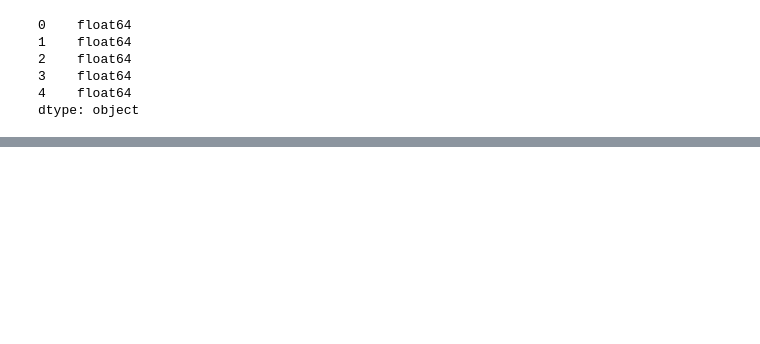
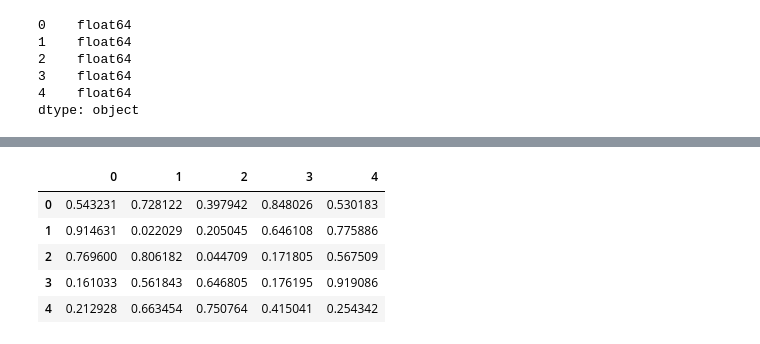
Before and after one commit to sasidharan10/Python, a Jupyter notebook: Pandas/Basics.ipynb, the cells around one changed output, grey strips where cells are left out. Cells and saved outputs as stored; diff of their text form; code cells hidden in the pictures; blank space fills up the shorter version.

```diff
--- a/Pandas/Basics.ipynb
+++ b/Pandas/Basics.ipynb
@@ -141,0 +188,9 @@ dtype: object
+# %%
+newdf.head()
+# %% [output]
+|  | 0 | 1 | 2 | 3 | 4 |
+| 0 | 0.543231 | 0.728122 | 0.397942 | 0.848026 | 0.530183 |
+| 1 | 0.914631 | 0.022029 | 0.205045 | 0.646108 | 0.775886 |
+| 2 | 0.769600 | 0.806182 | 0.044709 | 0.171805 | 0.567509 |
+| 3 | 0.161033 | 0.561843 | 0.646805 | 0.176195 | 0.919086 |
+| 4 | 0.212928 | 0.663454 | 0.750764 | 0.415041 | 0.254342 |
```
Also changed, not shown: parts of 28 cells of this notebook, 1 other file.
